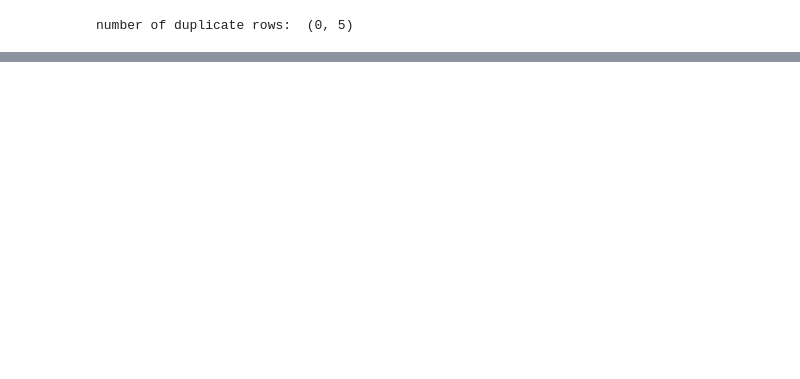
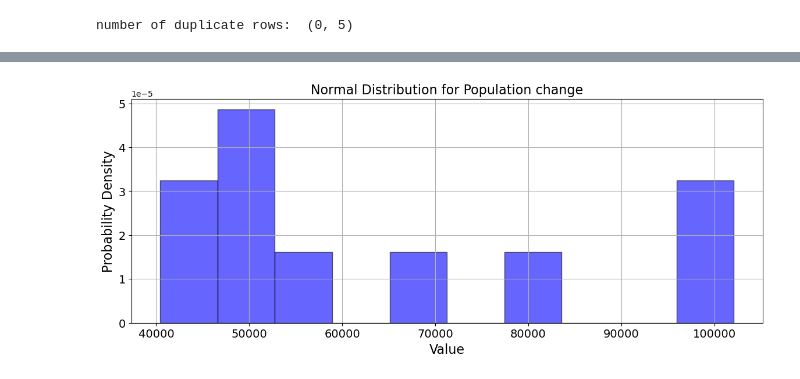
Before and after one commit to Lylkend-Albuquerque/CA1-2023, a Jupyter notebook: CA-1.ipynb, the cells around one changed output, grey strips where cells are left out. Cells and saved outputs as stored; diff of their text form; code cells hidden in the pictures; blank space fills up the shorter version.

```diff
--- a/CA-1.ipynb
+++ b/CA-1.ipynb
@@ -103,0 +233,14 @@ for year in years:
+# %%
+# Sample statistics for "subdata_pop_chang2"
+mean = 63540.0  # Mean of the "real_number" column
+std_dev = 20298.067779  # Standard deviation of the "real_number" column
+num_samples = 10  # Number of data points, matching the count in your statistics
+
+# Generate random data following a normal distribution
+normal_data = np.random.normal(mean, std_dev, num_samples)
+
+# Create a DataFrame with the generated data
+df_normal = pd.DataFrame({"real_number": normal_data})
+
+# Display the generated DataFrame
+print(df_normal)
@@ -103,0 +259,10 @@ for year in years:
+# %%
+plt.figure(figsize=(14, 5))
+plt.hist(df_normal["real_number"], bins=10, density=True, alpha=0.6, color="b", edgecolor="black")
+label_graph(14 ,"Value" , "Probability Density" , "Normal Distribution for Population change" , 16 )
+plt.grid(True)
+
+# Show the plot
+plt.show()
+# %% [output]
+[figure, added]
```
Also changed, not shown: parts of 18 cells of this notebook.
